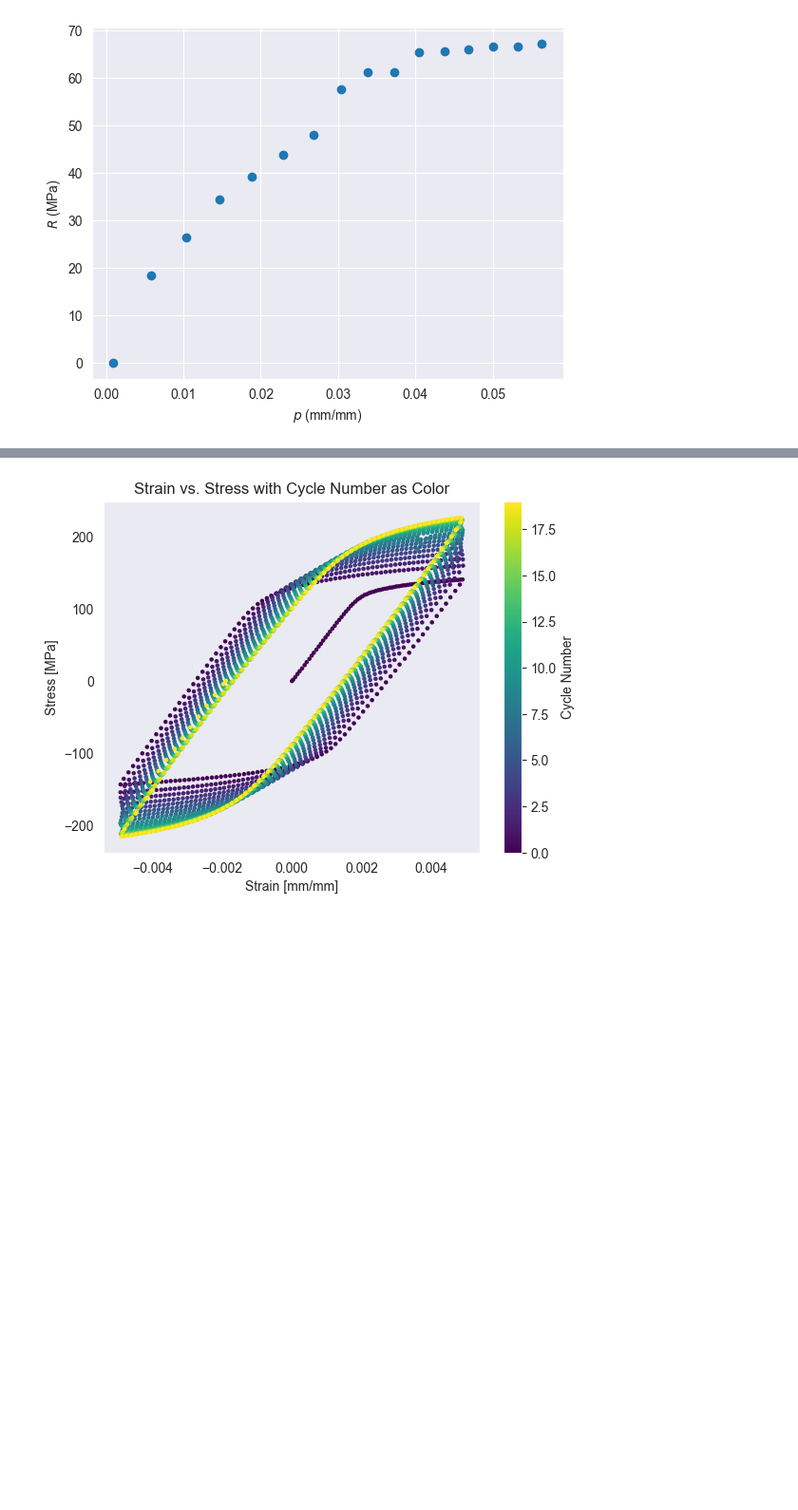
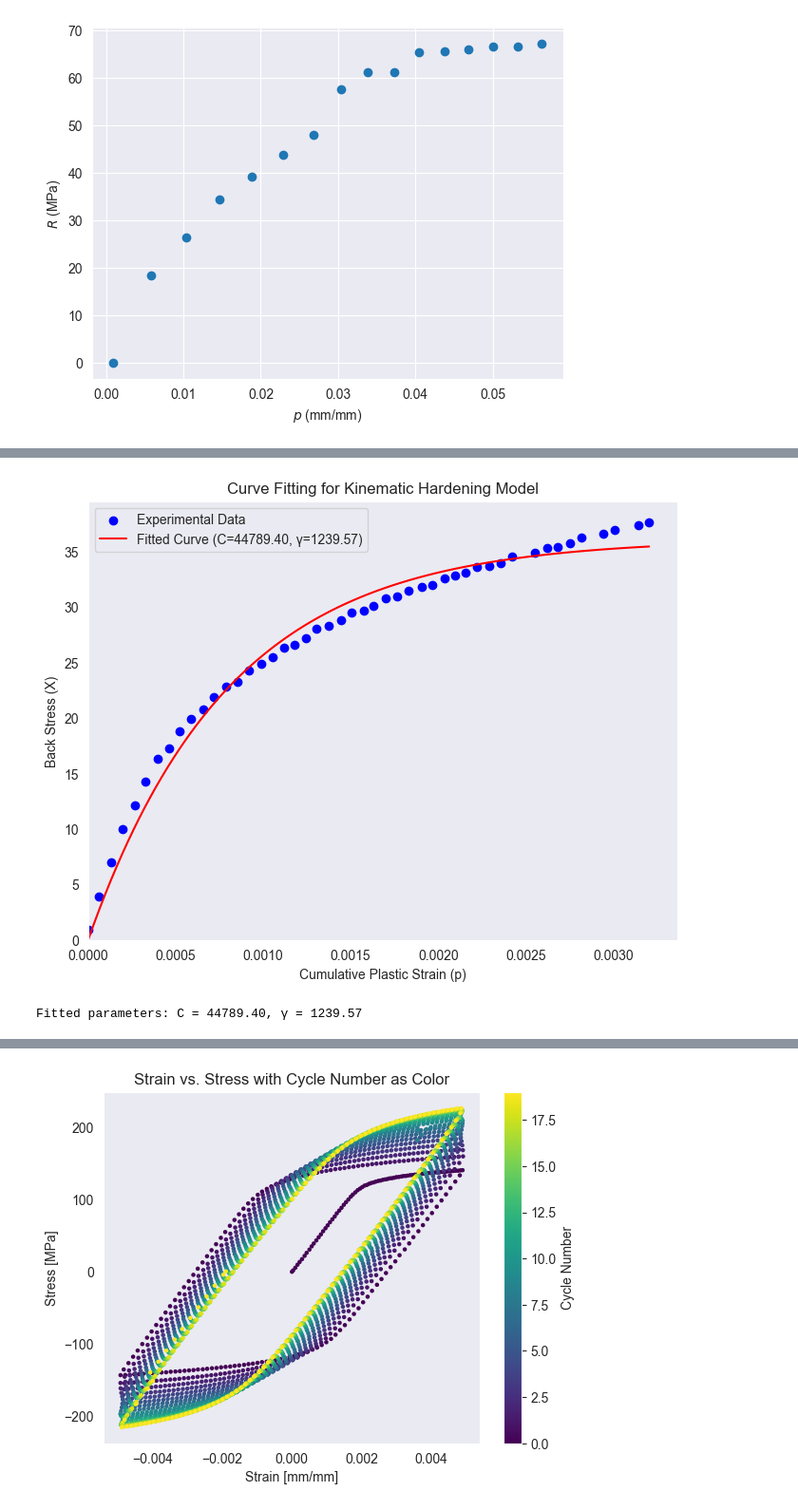
Before and after one commit to LouisPauchet/2024_INSA_MM_Project, a Jupyter notebook: ProcessingExperiement.ipynb, the cells around one changed output, grey strips where cells are left out. Shown at 95% size. Cells and saved outputs as stored; diff of their text form; code cells hidden in the pictures; blank space fills up the shorter version.

```diff
--- a/ProcessingExperiement.ipynb
+++ b/ProcessingExperiement.ipynb
@@ -297,0 +354,48 @@ Text(0, 0.5, '$R$ (MPa)')
+# %%
+# Filter data based on given conditions
+data_X = df[(df["Cycle"] == 0) &
+            (df["Déformation"] > 0) &
+            (df["Contrainte (MPa)"] > sigma_y0 - 10) &
+            (df["stress_derivative"] > 0)]
+
+# Define X_kinematic and p_kinematic
+X_kinematic = data_X["Contrainte (MPa)"] - (sigma_y0 - 10)
+p_kinematic = data_X["Déformation"] - data_X["Déformation"].iloc[0]  # Correct use of iloc
+
+# Define the kinematic hardening model
+def kinematic_hardening(p, gamma, C):
+    return (C / gamma) * (1 - np.exp(-gamma * p))
+
+# Perform curve fitting
+params2, covariance = curve_fit(
+    kinematic_hardening,
+    p_kinematic,
+    X_kinematic,
+    bounds=([0, 0], [np.inf, np.inf])  # Ensure positive gamma and C
+)
+
+# Extract fitted parameters
+gamma_fit, C_fit = params2
+
+# Generate data for the fitted curve
+p_fit = np.linspace(0, max(p_kinematic), 100)
+X_fit = kinematic_hardening(p_fit, gamma_fit, C_fit)
+
+# Plot the results
+plt.figure(figsize=(8, 6))
+plt.scatter(p_kinematic, X_kinematic, label='Experimental Data', color='blue')
+plt.plot(p_fit, X_fit, label=f'Fitted Curve (C={C_fit:.2f}, γ={gamma_fit:.2f})', color='red')
+plt.xlabel('Cumulative Plastic Strain (p)')
+plt.ylabel('Back Stress (X)')
+plt.title('Curve Fitting for Kinematic Hardening Model')
+plt.legend()
+plt.grid()
+plt.xlim(0)
+plt.ylim(0)
+plt.show()
+
+# Output the fitted parameters
+print(f"Fitted parameters: C = {C_fit:.2f}, γ = {gamma_fit:.2f}")
+# %% [output]
+[figure, added]
+Fitted parameters: C = 44789.40, γ = 1239.57
```
Also changed, not shown: parts of 7 cells of this notebook.
